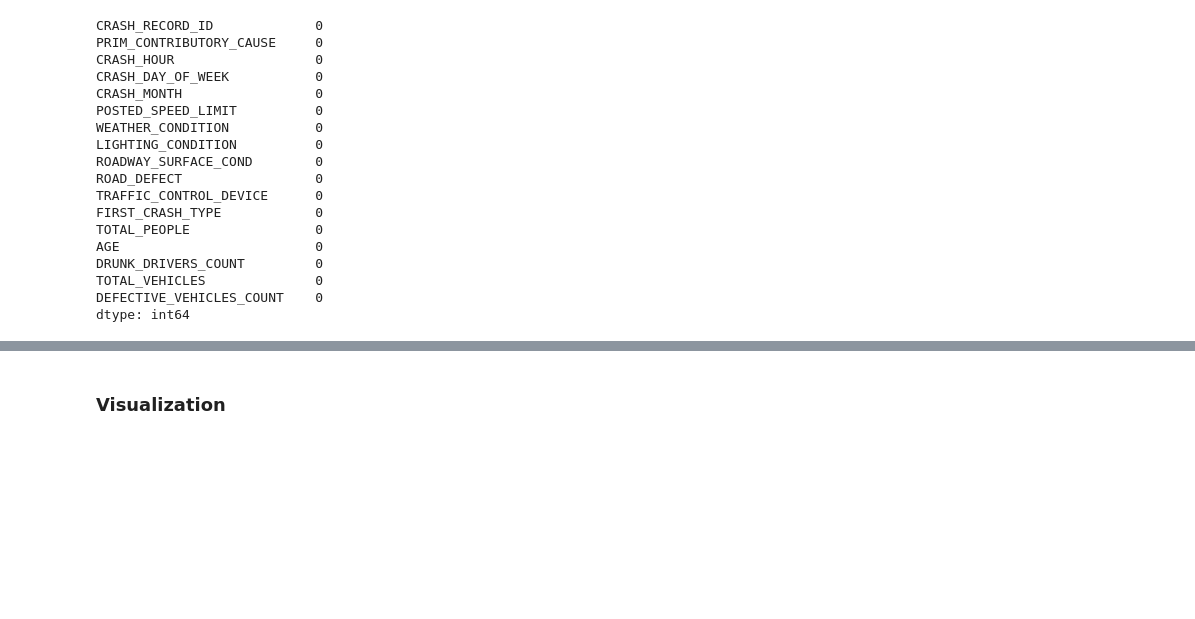
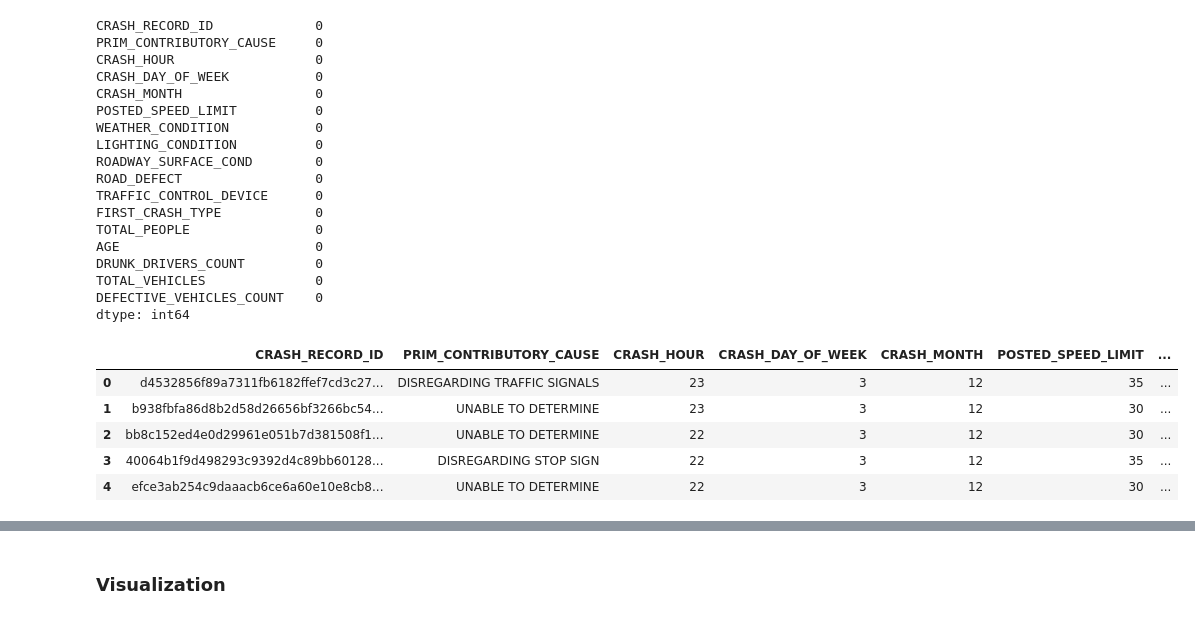
Before and after one commit to Victor-Mufasa/Phase-4-Project, a Jupyter notebook: index.ipynb, the cells around one changed output, grey strips where cells are left out. Drawn from its saved outputs; the diff is of its cells as text; code cells hidden in the pictures; blank space fills up the shorter version.

```diff
--- a/index.ipynb
+++ b/index.ipynb
@@ -180,3 +218,12 @@ DRUNK_DRIVERS_COUNT         0
 TOTAL_VEHICLES              0
 DEFECTIVE_VEHICLES_COUNT    0
 dtype: int64
+# %%
+data.head()
+# %% [output]
+|  | CRASH_RECORD_ID | PRIM_CONTRIBUTORY_CAUSE | CRASH_HOUR | CRASH_DAY_OF_WEEK | CRASH_MONTH | POSTED_SPEED_LIMIT | ... |
+| 0 | d4532856f89a7311fb6182ffef7cd3c27... | DISREGARDING TRAFFIC SIGNALS | 23 | 3 | 12 | 35 | ... |
+| 1 | b938fbfa86d8b2d58d26656bf3266bc54... | UNABLE TO DETERMINE | 23 | 3 | 12 | 30 | ... |
+| 2 | bb8c152ed4e0d29961e051b7d381508f1... | UNABLE TO DETERMINE | 22 | 3 | 12 | 30 | ... |
+| 3 | 40064b1f9d498293c9392d4c89bb60128... | DISREGARDING STOP SIGN | 22 | 3 | 12 | 35 | ... |
+| 4 | efce3ab254c9daaacb6ce6a60e10e8cb8... | UNABLE TO DETERMINE | 22 | 3 | 12 | 30 | ... |
```
Also changed, not shown: parts of 14 cells of this notebook.
